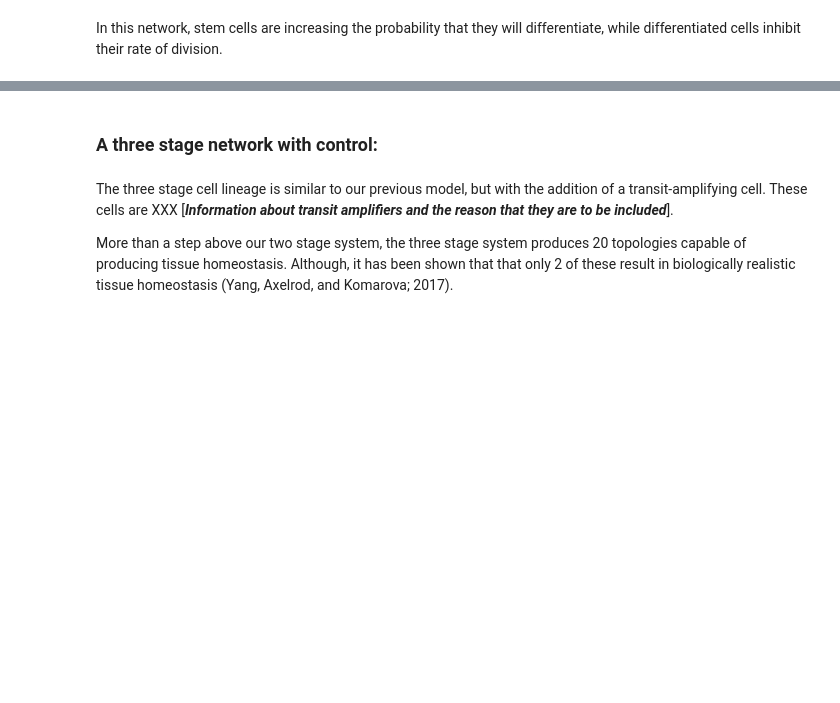
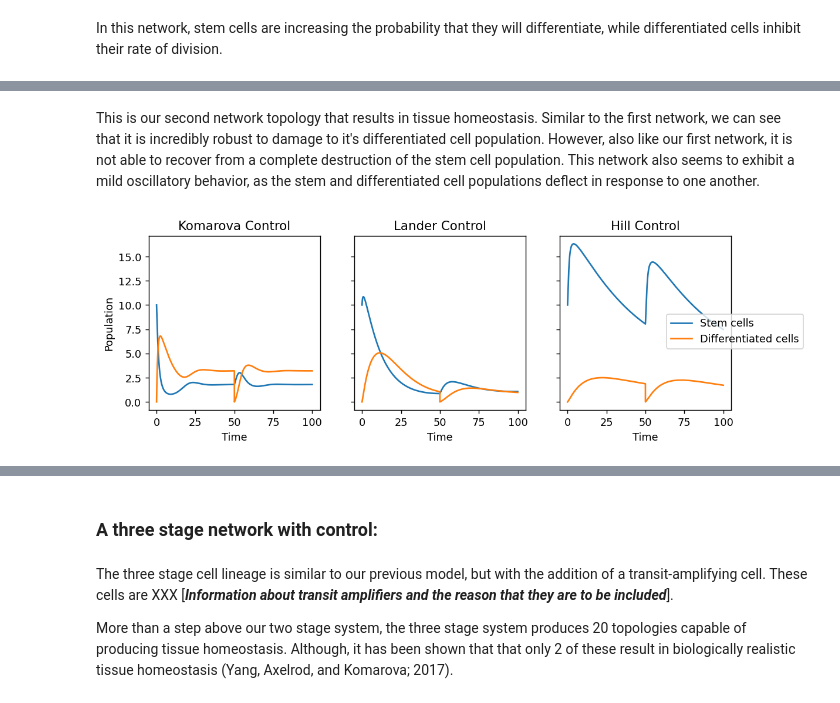
Before and after one commit to GJSeverino/Cell-Lineages, a Jupyter notebook: Nanohub_project.ipynb, the cells around one changed output, grey strips where cells are left out. Drawn from its saved outputs; the diff is of its cells as text; code cells hidden in the pictures; blank space fills up the shorter version.

```diff
--- a/Nanohub_project.ipynb
+++ b/Nanohub_project.ipynb
@@ -354 +398,43 @@ fig.legend(['Stem cells', 'Differentiated cells'], loc='center right')
 [figure]
+# %% [markdown]
+This is our second network topology that results in tissue homeostasis. Similar to the first network, we can see that it is incredibly robust to damage to it's differentiated cell population. However, also like our first network, it is not able to recover from a complete destruction of the stem cell population. This network also seems to exhibit a mild oscillatory behavior, as the stem and differentiated cell populations deflect in response to one another.
+# %%
+Komarova = twoCompartmentModel(
+  STEM='10', DIFF='0',
+  L='0.5',P='0.5',D='0.1',
+  Control=[inhib['komarova']('DIFF','5'), excite['komarova']('STEM','5'), '1'],
+  Events=['at time > 50: DIFF = 0'])
+Lander = twoCompartmentModel(
+  STEM='10', DIFF='0',
+  L='0.5',P='0.5',D='0.1',
+  Control=[inhib['lander']('DIFF','5'), excite['lander']('STEM','5'), '1'],
+  Events=['at time > 50: DIFF = 0'])
+Hill = twoCompartmentModel(
+  STEM='10', DIFF='0',
+  L='0.5',P='0.5',D='0.1',
+  Control=[inhib['hill']('DIFF','5','2'), excite['hill']('STEM','5','2'), '1'],
+  Events=['at time > 50: DIFF = 0'])
+
+r = te.loada(Komarova)
+s1 = r.simulate(0, 100, 10000,['STEM','DIFF'])
+r = te.loada(Lander)
+s2 = r.simulate(0, 100, 10000,['STEM','DIFF'])
+r = te.loada(Hill)
+s3 = r.simulate(0, 100, 10000,['STEM','DIFF'])
+
+time = np.arange(0, 100, 0.01)
+fig, (ax1, ax2, ax3) = plt.subplots(1, 3,figsize=(10,3), sharex=True, sharey=True)
+ax1.plot(time, s1)
+ax1.set_title('Komarova Control')
+ax1.set_xlabel('Time')
+ax1.set_ylabel('Population')
+ax2.plot(time, s2)
+ax2.set_title('Lander Control')
+ax2.set_xlabel('Time')
+ax3.plot(time, s3)
+ax3.set_title('Hill Control')
+ax3.set_xlabel('Time')
+fig.legend(['Stem cells','Differentiated cells'], loc='center right')
+plt.show()
+# %% [output]
+[figure, added]
```
Also changed, not shown: parts of 29 cells of this notebook.
